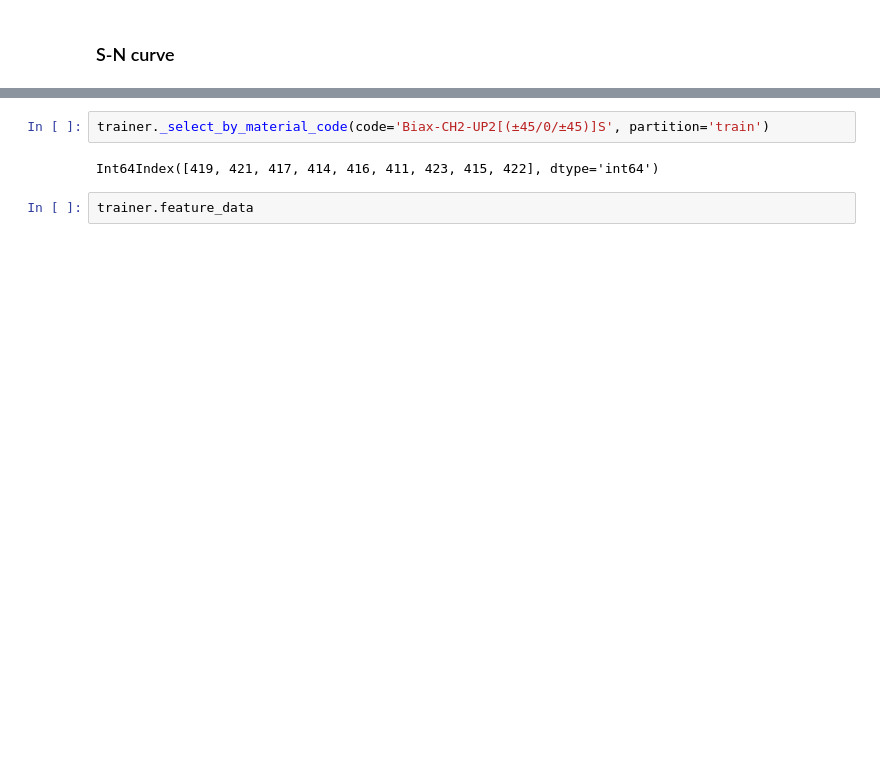
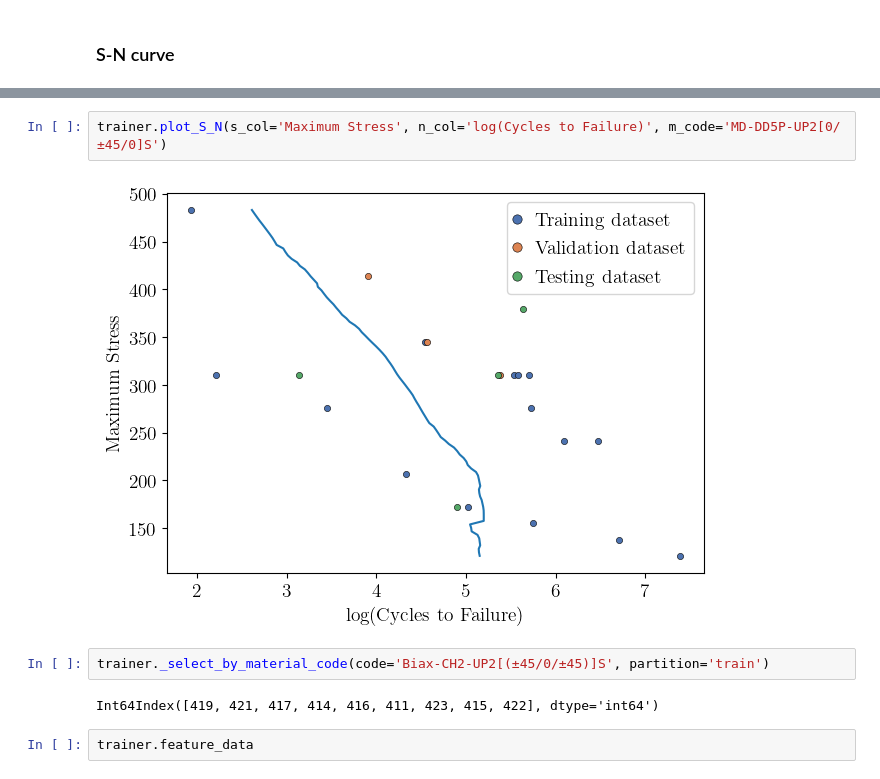
Before and after one commit to Luwen-Zhang/SNEnsemble, a Jupyter notebook: notebooks/main.ipynb, the cells around one changed output, grey strips where cells are left out. Cells and saved outputs as stored; diff of their text form; blank space fills up the shorter version.

Commit message:
Add plot S-N diagram.

```diff
--- a/notebooks/main.ipynb
+++ b/notebooks/main.ipynb
@@ -33,3 +32,7 @@ trainer.get_material_code(unique=False, partition='train')
+# %%
+trainer.plot_S_N(s_col='Maximum Stress', n_col='log(Cycles to Failure)', m_code='MD-DD5P-UP2[0/±45/0]S')
+# %% [output]
+[figure, added]
 # %%
 trainer._select_by_material_code(code='Biax-CH2-UP2[(±45/0/±45)]S', partition='train')
 # %% [output]
```
Also changed, not shown: parts of 4 cells of this notebook, 1 other file.
